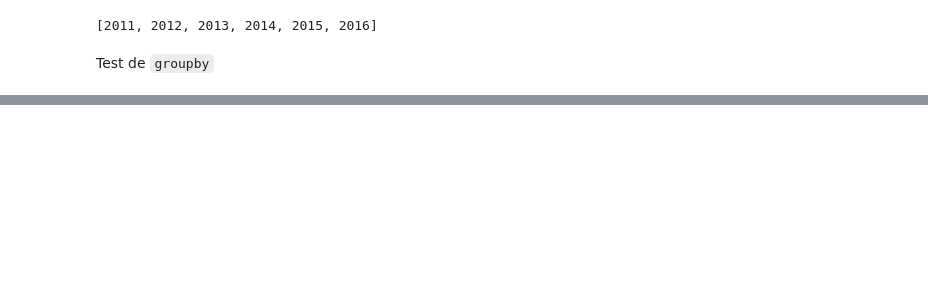
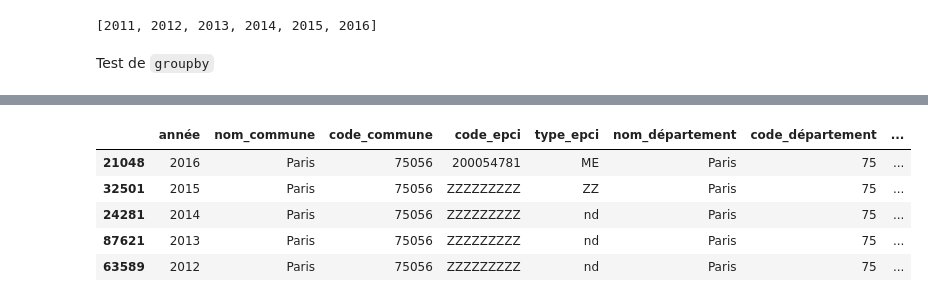
Before and after one commit to enzobes/house-rental-py, a Jupyter notebook: House-Rental.ipynb, the cells around one changed output, grey strips where cells are left out. Cells and saved outputs as stored; diff of their text form; code cells hidden in the pictures; blank space fills up the shorter version.

```diff
--- a/House-Rental.ipynb
+++ b/House-Rental.ipynb
@@ -176,2 +202,12 @@ plotting.show(p)
 [interactive output not drawn]
 [interactive output not drawn]
+# %%
+df_enedis = df_enedis.sort_values(['nb_sites_résidentiel'], ascending=False)
+df_enedis.head()
+# %% [output]
+|  | année | nom_commune | code_commune | code_epci | type_epci | nom_département | code_département | ... |
+| 21048 | 2016 | Paris | 75056 | 200054781 | ME | Paris | 75 | ... |
+| 32501 | 2015 | Paris | 75056 | ZZZZZZZZZ | ZZ | Paris | 75 | ... |
+| 24281 | 2014 | Paris | 75056 | ZZZZZZZZZ | nd | Paris | 75 | ... |
+| 87621 | 2013 | Paris | 75056 | ZZZZZZZZZ | nd | Paris | 75 | ... |
+| 63589 | 2012 | Paris | 75056 | ZZZZZZZZZ | nd | Paris | 75 | ... |
```
Also changed, not shown: parts of 6 cells of this notebook, 2 other files.
